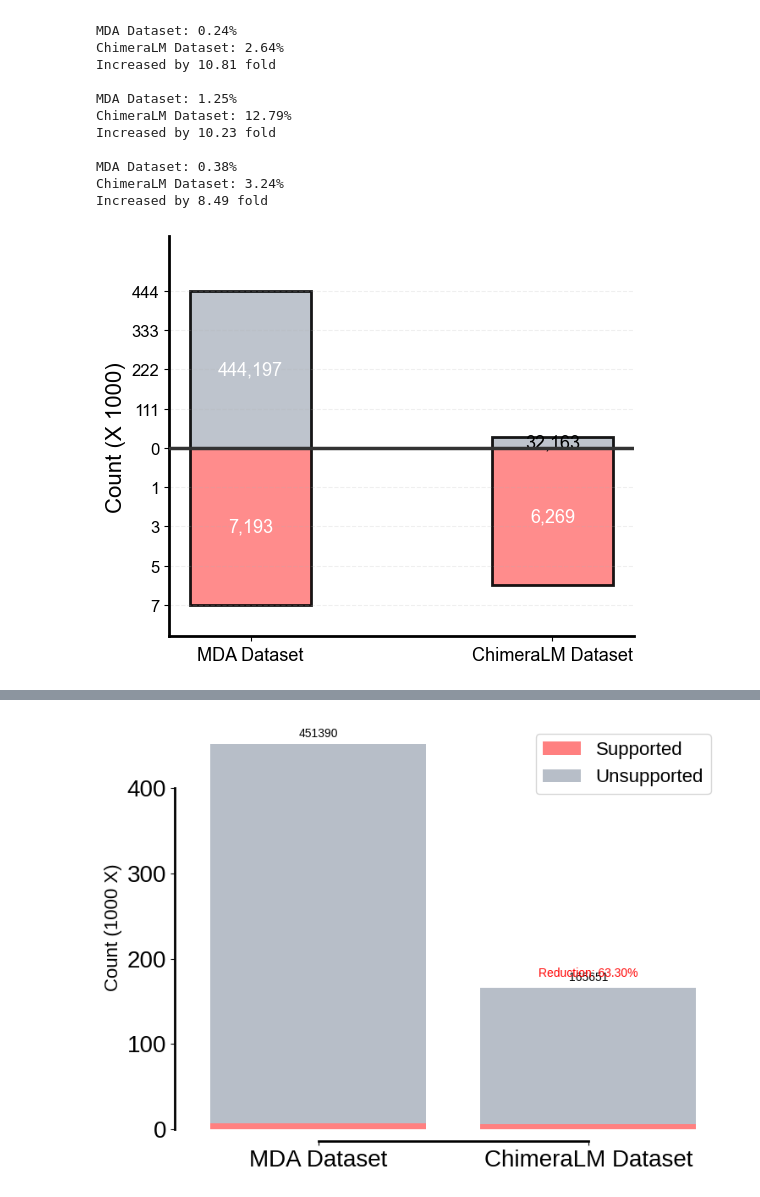
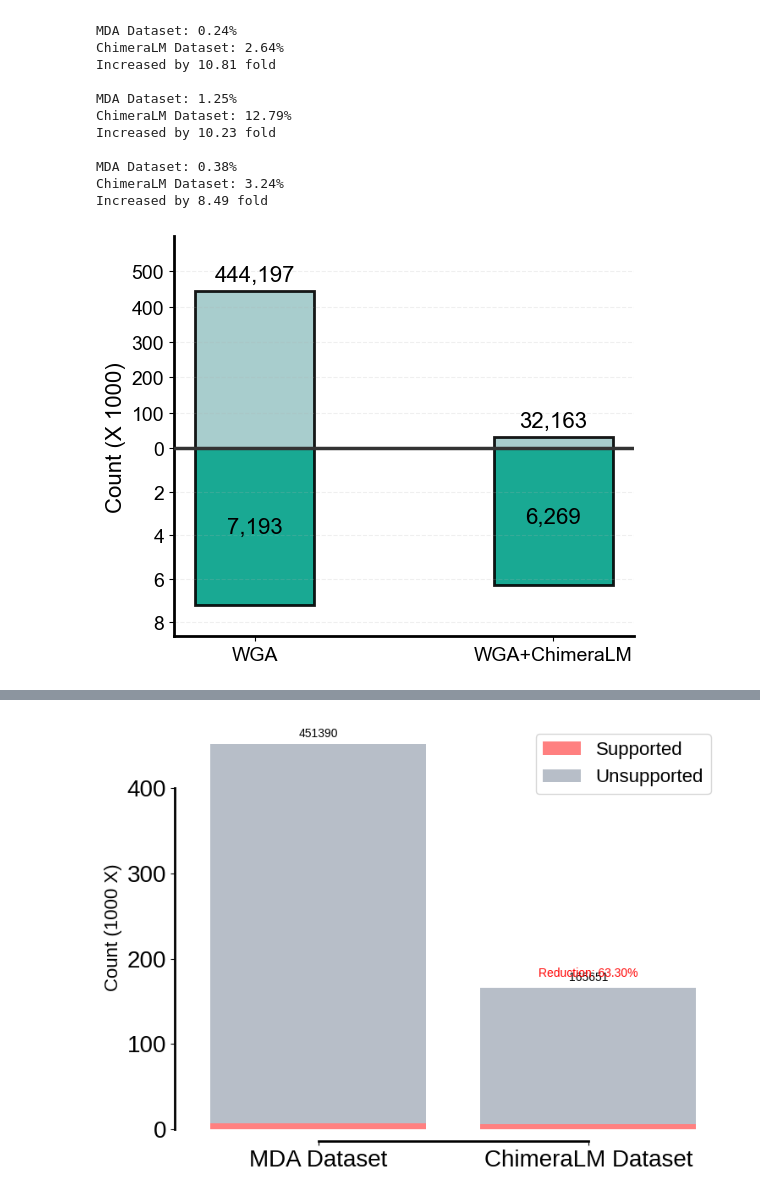
Before and after one commit to cauliyang/chimeralm_paper, a Jupyter notebook: figures/draw_figures.ipynb, the cells around one changed output, grey strips where cells are left out. Saved outputs shown, nothing was run; the diff lists cells and outputs as text; code cells hidden in the pictures.

```diff
--- a/figures/draw_figures.ipynb
+++ b/figures/draw_figures.ipynb
@@ -52,6 +52,9 @@ g1 = "#b7bec8ff"
 g2 = "#ff8080ff"
 g3 = "#ff9999ff"
 g4 = "#ffb3b3ff"
+
+t1 = "#00a087ff"
+t2 = "#9fc8c8ff"
 # %% [markdown]
 # SV Evaluation
 # %%
@@ -529,13 +556,15 @@ Increased by 8.49 fold
 # %%
 draw_group_bar_with_two_scale(
     hyena_mk1c_data,
     ["Supported", "Unsupported"],
+    set_names=["WGA", "WGA+ChimeraLM"],
     figsize=(6, 5),
     bar_width=0.4,
+    bar_label_font_size=16,
     file_name="hyena_mk1c_group_bar_two_scale.pdf",
 )
 # %% [output]
-[figure, old version]
+[figure, new version]
 # %%
 draw_group_bar_with_two_scale(
     hyena_p2_data,
```
Also changed, not shown: parts of 16 cells of this notebook, 11 other files.
